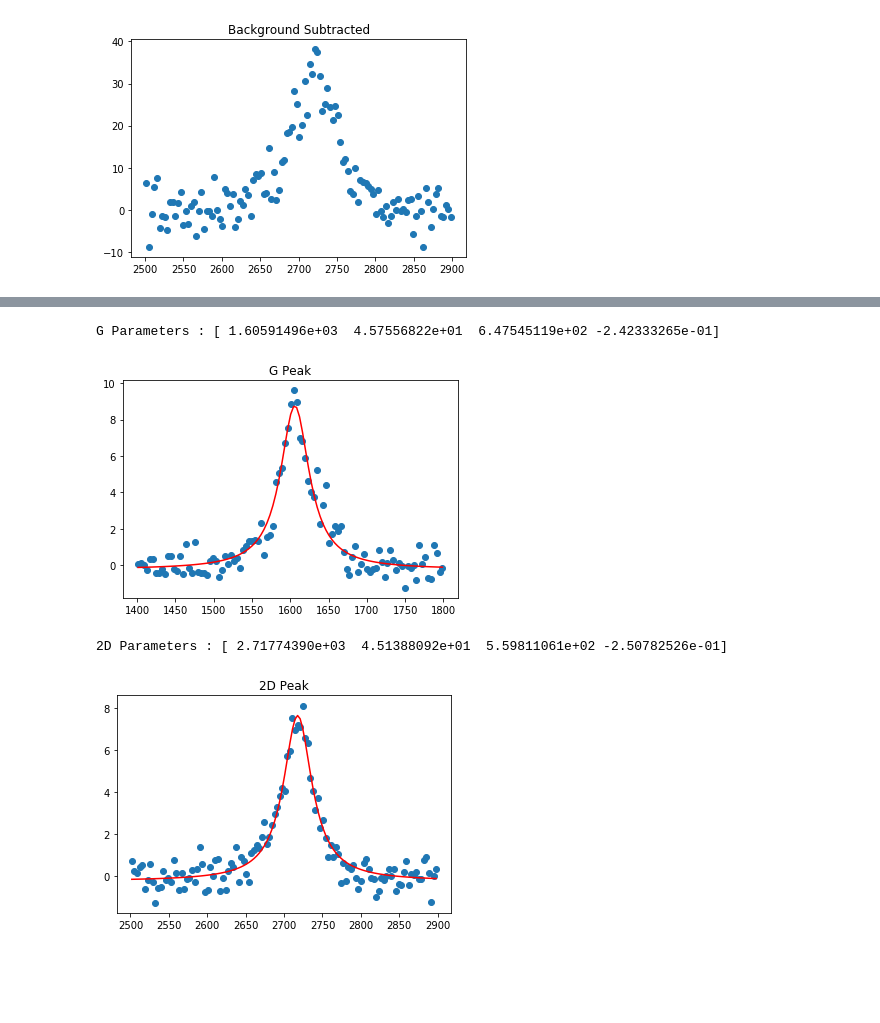
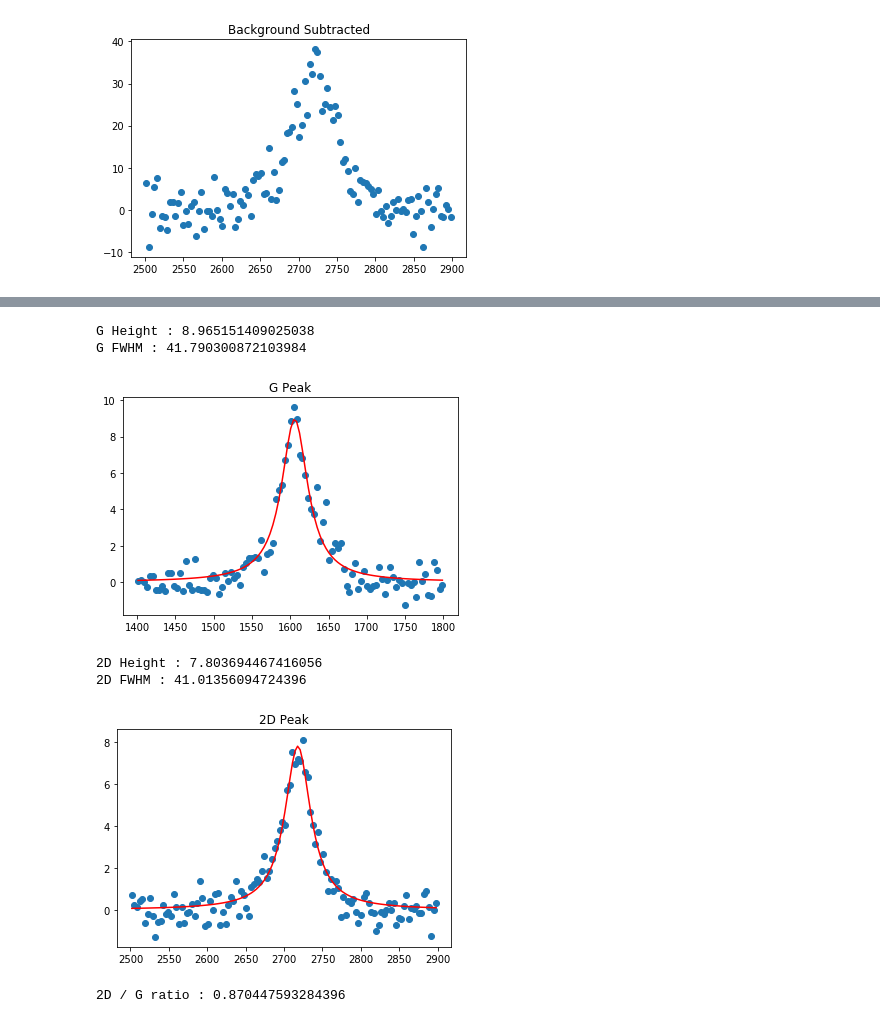
Before and after one commit to alexanderbarrett/Graphene, a Jupyter notebook: initial.ipynb, the cells around one changed output, grey strips where cells are left out. Drawn from its saved outputs; the diff is of its cells as text; code cells hidden in the pictures; blank space fills up the shorter version.

Commit message:
curve fitting with height and FWHM done

```diff
--- a/initial.ipynb
+++ b/initial.ipynb
@@ -778,42 +774,58 @@ xdata_2D = x_2D
 ydata_2D = y_2D_fixed
 
 # initial parameters (guess - doesn't really matter)
 init_center_G = 1600
 init_width_G = 10
 init_amplitude_factor_G = 300
-init_vertical_shift_G = 0
 
 init_center_2D = 2700
 init_width_2D = 10
 init_amplitude_factor_2D = 300
-init_vertical_shift_2D = 0
 
-init_params_G = [init_center_G, init_width_G, init_amplitude_factor_G, init_vertical_shift_G]
-init_params_2D = [init_center_2D, init_width_2D, init_amplitude_factor_2D, init_vertical_shift_2D]
+init_params_G = [init_center_G, init_width_G, init_amplitude_factor_G]
+init_params_2D = [init_center_2D, init_width_2D, init_amplitude_factor_2D]
 
-def lorentz(x, center, width, A, C):
-    return ( A * (0.5 * width) / (pi * ( ((x - center) ** 2) + ((0.5 * width) ** 2) ) ) + C)
+# lorentzian peak function
+def lorentz(x, center, width, A):
+    return ( A * (0.5 * width) / (pi * ( ((x - center) ** 2) + ((0.5 * width) ** 2) ) ))
 
 params_G, cov_G = curve_fit(lorentz, xdata_G, ydata_G, p0=init_params_G)
+height_G = params_G[2] * 2 / (pi * params_G[1])
+FWHM_G = params_G[1]
+
 params_2D, cov_2D = curve_fit(lorentz, xdata_2D, ydata_2D, p0=init_params_2D)
+height_2D = params_2D[2] * 2 / (pi * params_2D[1])
+FWHM_2D = params_2D[1]
 
-print('G Parameters : ' + str(params_G))
+# print('G Parameters : ' + str(params_G))
+print('G Height : ' + str(height_G))
+print('G FWHM : ' + str(FWHM_G))
 
 plt.figure(0)
 py.title('G Peak')
 py.scatter(xdata_G, ydata_G)
 py.plot(xdata, lorentz(xdata_G, *params_G), color='r')
 py.show()
 
-print('2D Parameters : ' + str(params_2D))
+# print('2D Parameters : ' + str(params_2D))
+print('2D Height : ' + str(height_2D))
+print('2D FWHM : ' + str(FWHM_2D))
+
 
 plt.figure(1)
 py.title('2D Peak')
 py.scatter(xdata_2D, ydata_2D)
 py.plot(xdata_2D, lorentz(xdata_2D, *params_2D), color='r')
 py.show()
+
+ratio = height_2D / height_G
+
+print('2D / G ratio : ' + str(ratio))
 # %% [output]
-G Parameters : [ 1.60591496e+03  4.57556822e+01  6.47545119e+02 -2.42333265e-01]
+G Height : 8.965151409025038
+G FWHM : 41.790300872103984
-[figure, old version]
+[figure, new version]
-2D Parameters : [ 2.71774390e+03  4.51388092e+01  5.59811061e+02 -2.50782526e-01]
+2D Height : 7.803694467416056
+2D FWHM : 41.01356094724396
-[figure, old version]
+[figure, new version]
+2D / G ratio : 0.870447593284396
```
Also changed, not shown: parts of 1 cell of this notebook.
